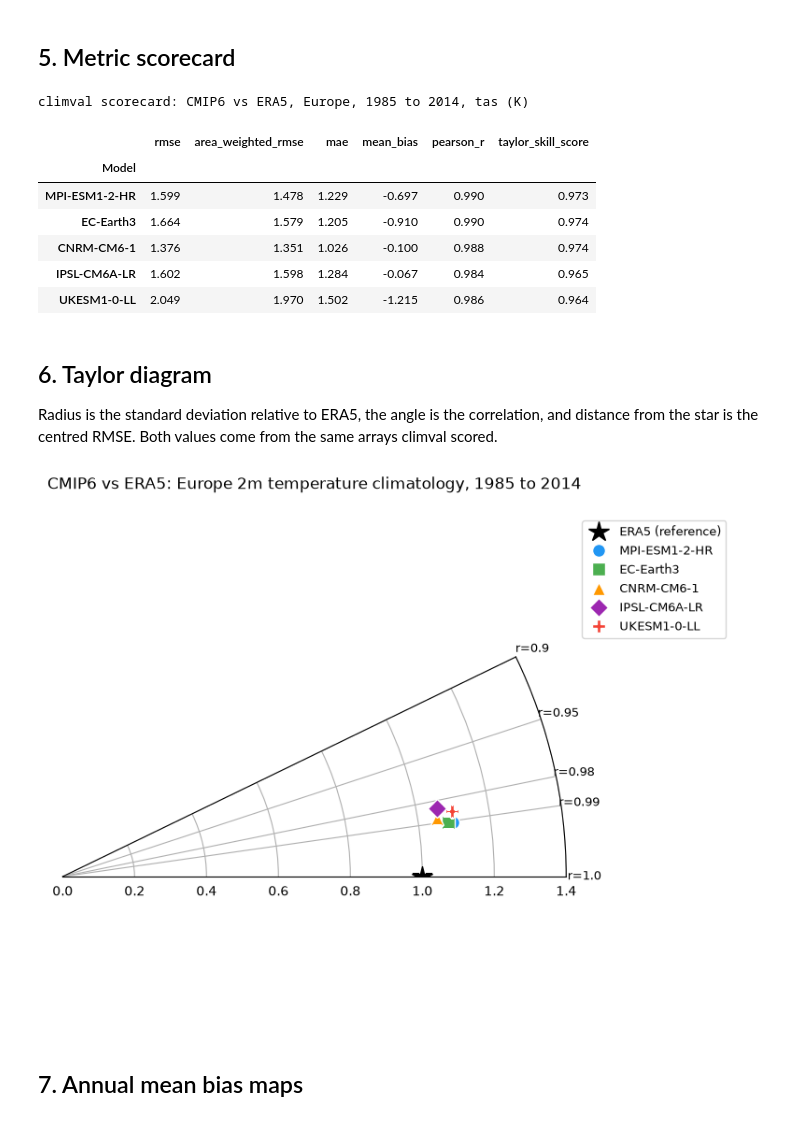
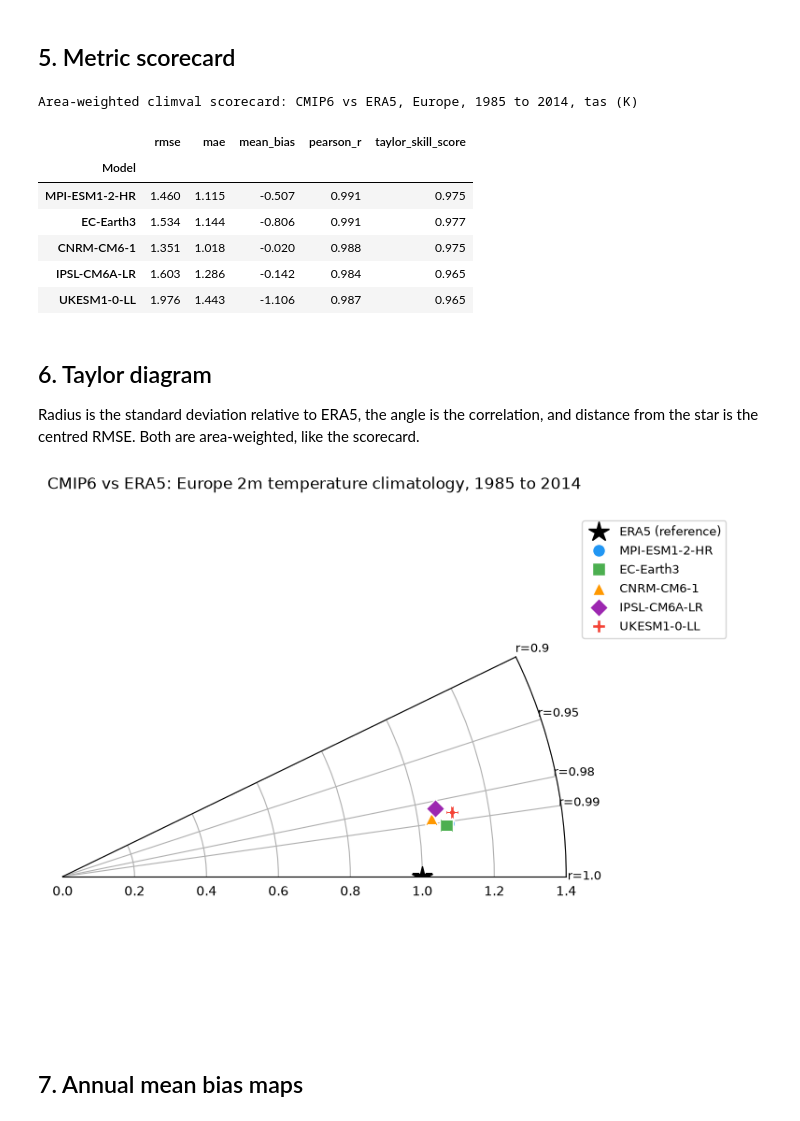
Before and after one commit to northflowlabs/northflow-notebooks, a Jupyter notebook: notebooks/cmip6_taylor_diagram.ipynb, the cells around one changed output. Saved outputs shown, nothing was run; the diff lists cells and outputs as text; code cells hidden in the pictures.

```diff
--- a/notebooks/cmip6_taylor_diagram.ipynb
+++ b/notebooks/cmip6_taylor_diagram.ipynb
@@ -73,7 +75,7 @@ print(f"climval: v{climval.__version__}  xarray: v{xr.__version__}  numpy: v{np.
 # %% [output]
 climval: v0.1.1  xarray: v2026.9.0  numpy: v2.5.4  pandas: v3.1.0
 # %%
-LAT = (35.0, 72.0)
+LAT = (36.0, 72.0)
 LON = (-15.0, 45.0)
 YEAR_START, YEAR_END = 1985, 2014
 
@@ -184,16 +211,43 @@ def require_real(report):
     if report.synthetic:
         raise RuntimeError("climval did not score the data files; these results are not valid")
 
-class AreaWeightedRMSE(BaseMetric):
-    """RMSE with each grid cell weighted by cos(latitude), so cells count by their area."""
+def weighted_std(values, weights):
+    mean = np.average(values, weights=weights)
+    return np.sqrt(np.average((values - mean) ** 2, weights=weights))
 
-    name = "area_weighted_rmse"
+
+class AreaWeighted(BaseMetric):
+    """Runs a climval metric with cos(latitude) weights, so each cell counts by its area."""
+
+    def __init__(self, metric, weights):
+        self.metric, self.weights = metric, weights
+        self.name, self.higher_is_better = metric.name, metric.higher_is_better
+
+    def compute(self, reference, candidate, weights=None):
+        return self.metric.compute(reference, candidate, self.weights)
+
+    def description(self):
+        return f"Area-weighted. {self.metric.description()}"
+
+
+class AreaWeightedTaylorSkill(BaseMetric):
+    """Taylor Skill Score from area-weighted correlation and standard deviations."""
+
+    name = "taylor_skill_score"
+    higher_is_better = True
 
     def __init__(self, weights):
-        self.weights = weights / weights.sum()
+        self.weights = weights
 
     def compute(self, reference, candidate, weights=None):
-        return float(np.sqrt(np.sum(self.weights * (candidate - reference) ** 2)))
+        r = PearsonCorrelation().compute(reference, candidate, self.weights)
+        ratio = weighted_std(candidate, self.weights) / weighted_std(reference, self.weights)
+        return float(4 * (1 + r) ** 4 / ((ratio + 1 / ratio) ** 2 * 2**4))
+
+
+def area_weighted_metrics(weights):
+    metrics = [AreaWeighted(metric(), weights) for metric in (RMSE, MAE, MeanBias, PearsonCorrelation)]
+    return metrics + [AreaWeightedTaylorSkill(weights)]
 
 
 period = dict(lat_range=LAT, lon_range=LON, time_start=datetime(YEAR_START, 1, 1), time_end=datetime(YEAR_END, 12, 31))
@@ -206,7 +260,7 @@ weights = (xr.ones_like(era5_clim) * cos_lat).transpose(*era5_clim.dims).values.
 
 suite = BenchmarkSuite(
     name="CMIP6-Europe-1985-2014",
-    metrics=[RMSE(), AreaWeightedRMSE(weights), MAE(), MeanBias(), PearsonCorrelation(), TaylorSkillScore()],
+    metrics=area_weighted_metrics(weights),
 )
 suite.register(load_model("era5", name="ERA5", path=ref_path, variables=["tas"], **period), role="reference")
 for model, clim in model_clims.items():
@@ -235,48 +289,48 @@ def highlight_best(col):
 
 
 display(df.style.apply(highlight_best).format("{:.3f}").set_caption(
-    f"climval scorecard: CMIP6 vs ERA5, Europe, {YEAR_START} to {YEAR_END}, tas (K)"))
+    f"Area-weighted climval scorecard: CMIP6 vs ERA5, Europe, {YEAR_START} to {YEAR_END}, tas (K)"))
 # %% [output]
-climval scorecard: CMIP6 vs ERA5, Europe, 1985 to 2014, tas (K)
+Area-weighted climval scorecard: CMIP6 vs ERA5, Europe, 1985 to 2014, tas (K)
-|  | rmse | area_weighted_rmse | mae | mean_bias | pearson_r | taylor_skill_score |
-| Model |  |  |  |  |  |  |
-| MPI-ESM1-2-HR | 1.599 | 1.478 | 1.229 | -0.697 | 0.990 | 0.973 |
-| EC-Earth3 | 1.664 | 1.579 | 1.205 | -0.910 | 0.990 | 0.974 |
-| CNRM-CM6-1 | 1.376 | 1.351 | 1.026 | -0.100 | 0.988 | 0.974 |
-| IPSL-CM6A-LR | 1.602 | 1.598 | 1.284 | -0.067 | 0.984 | 0.965 |
-| UKESM1-0-LL | 2.049 | 1.970 | 1.502 | -1.215 | 0.986 | 0.964 |
+|  | rmse | mae | mean_bias | pearson_r | taylor_skill_score |
+| Model |  |  |  |  |  |
+| MPI-ESM1-2-HR | 1.460 | 1.115 | -0.507 | 0.991 | 0.975 |
+| EC-Earth3 | 1.534 | 1.144 | -0.806 | 0.991 | 0.977 |
+| CNRM-CM6-1 | 1.351 | 1.018 | -0.020 | 0.988 | 0.975 |
+| IPSL-CM6A-LR | 1.603 | 1.286 | -0.142 | 0.984 | 0.965 |
+| UKESM1-0-LL | 1.976 | 1.443 | -1.106 | 0.987 | 0.965 |
 # %% [markdown]
 ## 6. Taylor diagram
 
-Radius is the standard deviation relative to ERA5, the angle is the correlation, and distance from the star is the centred RMSE. Both values come from the same arrays climval scored.
+Radius is the standard deviation relative to ERA5, the angle is the correlation, and distance from the star is the centred RMSE. Both are area-weighted, like the scorecard.
 # %%
 R_MIN = 0.9
 ref_values = era5_clim.values.ravel()
 if df["pearson_r"].min() < R_MIN:
     raise ValueError("A model falls outside the plotted correlation range; lower R_MIN")
 
 fig = plt.figure(figsize=(9, 7))
 ax = fig.add_subplot(111, polar=True)
 ax.set_thetamin(0)
 ax.set_thetamax(np.degrees(np.arccos(R_MIN)))
 ax.set_rlim(0, 1.4)
 ticks = [0.9, 0.95, 0.98, 0.99, 1.0]
 ax.set_thetagrids(np.degrees(np.arccos(ticks)), [f"r={t}" for t in ticks], fontsize=9)
 ax.plot(0, 1.0, marker="*", markersize=16, color="black", label="ERA5 (reference)", zorder=5, linestyle="none")
 
 colors = ["#2196F3", "#4CAF50", "#FF9800", "#9C27B0", "#F44336"]
 markers = ["o", "s", "^", "D", "P"]
 for i, (model, clim) in enumerate(model_clims.items()):
-    ratio = clim.values.ravel().std() / ref_values.std()
+    ratio = weighted_std(clim.values.ravel(), weights) / weighted_std(ref_values, weights)
     ax.plot(np.arccos(results[model]["pearson_r"]), ratio, marker=markers[i], markersize=10, color=colors[i],
             label=model, markeredgecolor="white", linestyle="none")
 
 ax.set_title(f"CMIP6 vs ERA5: Europe 2m temperature climatology, {YEAR_START} to {YEAR_END}", fontsize=12, pad=20)
 ax.legend(loc="upper left", bbox_to_anchor=(1.02, 1.0), fontsize=9)
 fig.savefig("taylor_diagram_cmip6_era5.png", dpi=150, bbox_inches="tight", facecolor="white")
 plt.show()
 # %% [output]
-[figure, old version]
+[figure, new version]
 # %% [markdown]
 ## 7. Annual mean bias maps
 # %%
```
Also changed, not shown: parts of 6 cells of this notebook, 3 other files.
